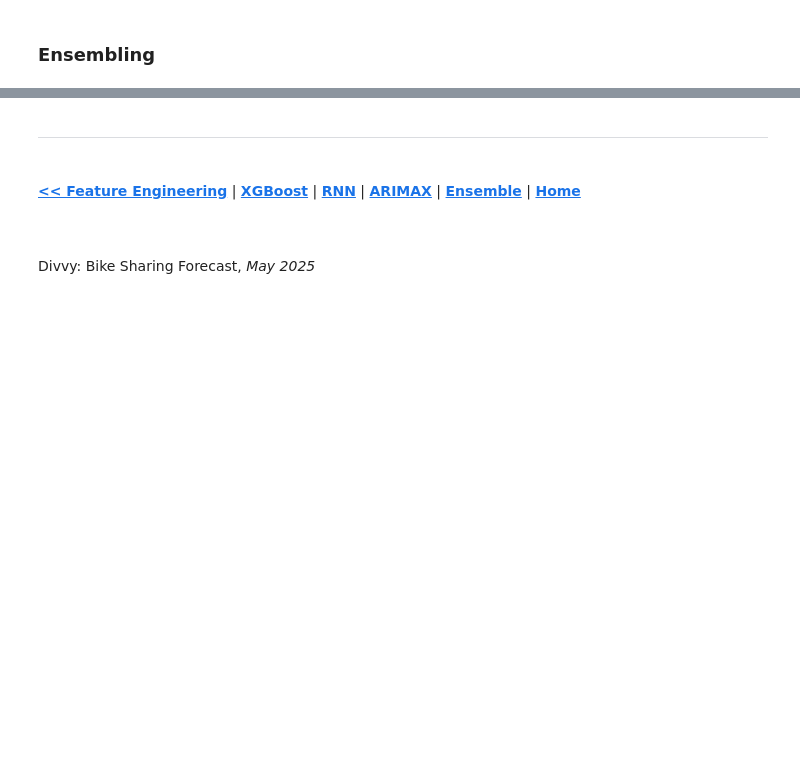
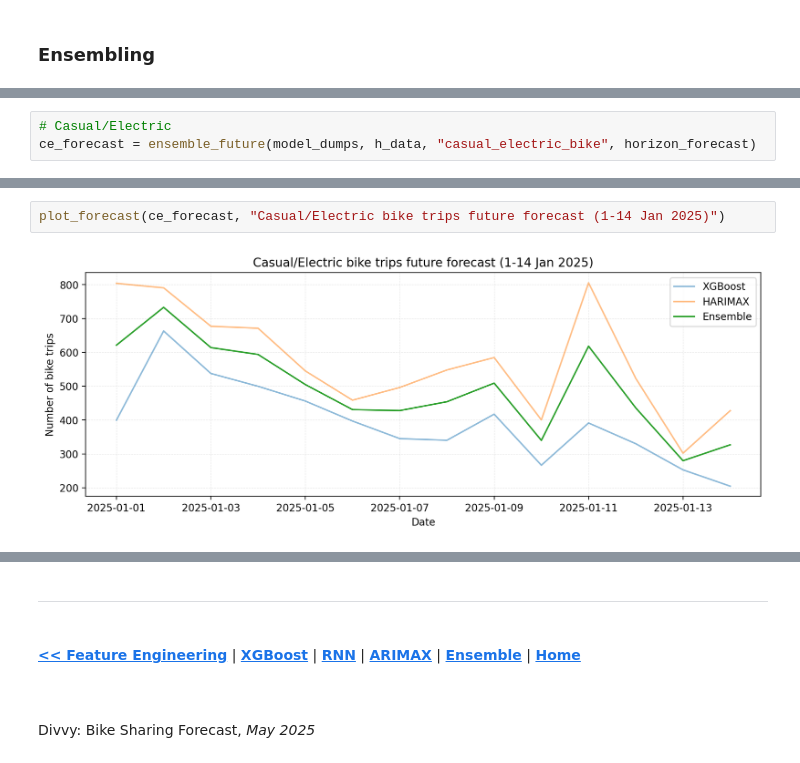
Before and after one commit to daluchkin/divvy_bike_sharing_forecast, a Jupyter notebook: 01_notebooks/06_Divvy_forecasting.ipynb, the cells around one changed output, grey strips where cells are left out. Cells and saved outputs as stored; diff of their text form; blank space fills up the shorter version.

```diff
--- a/01_notebooks/06_Divvy_forecasting.ipynb
+++ b/01_notebooks/06_Divvy_forecasting.ipynb
@@ -629,0 +645,3 @@ plt.show()
+# %%
+# Casual/Electric
+ce_forecast = ensemble_future(model_dumps, h_data, "casual_electric_bike", horizon_forecast)
@@ -629,0 +684,4 @@ plt.show()
+# %%
+plot_forecast(ce_forecast, "Casual/Electric bike trips future forecast (1-14 Jan 2025)")
+# %% [output]
+[figure, added]
```
Also changed, not shown: parts of 30 cells of this notebook.
